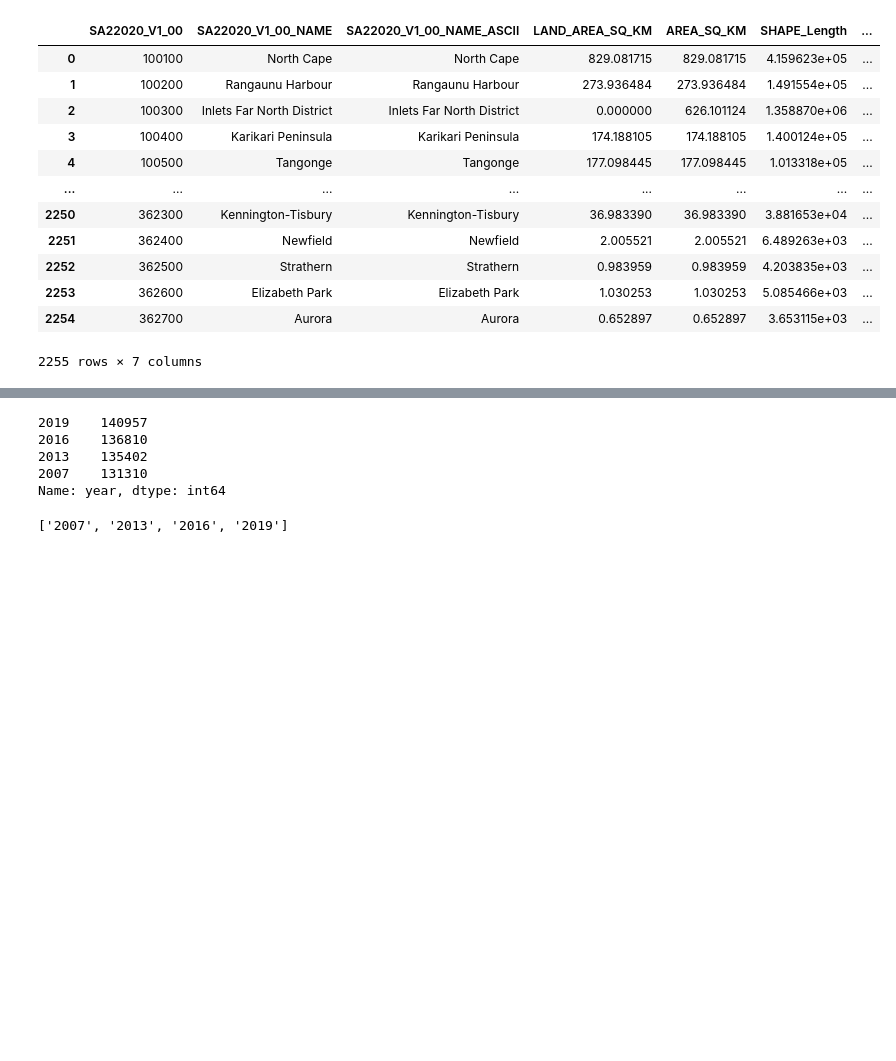
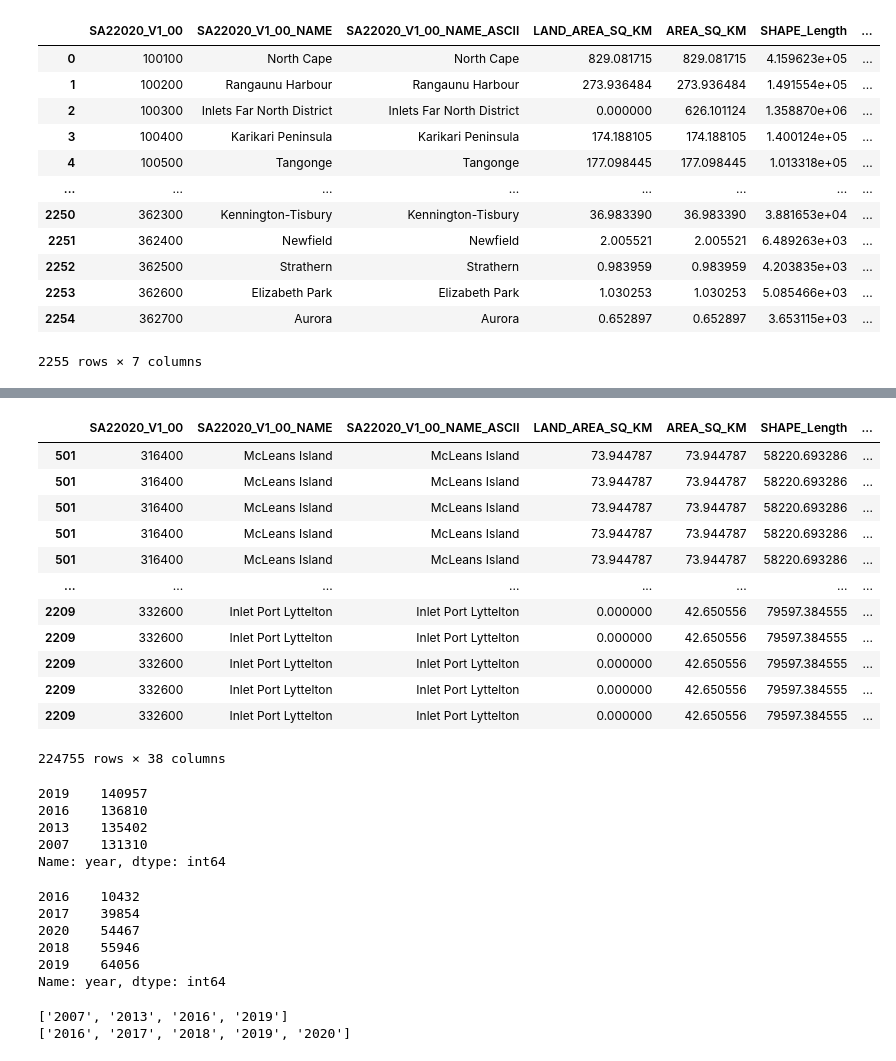
Before and after one commit to UoA-eResearch/airbnb, a Jupyter notebook: spatial_join.ipynb, the cells around one changed output, grey strips where cells are left out. Cells and saved outputs as stored; diff of their text form; code cells hidden in the pictures; blank space fills up the shorter version.

```diff
--- a/spatial_join.ipynb
+++ b/spatial_join.ipynb
@@ -132,3 +133,8 @@ Wall time: 8.93 s
 | 2208 | 332500 | Lyttelton | Lyttelton | 4.453750 | 4.453750 | 23058.016010 | ... |
 | 2208 | 332500 | Lyttelton | Lyttelton | 4.453750 | 4.453750 | 23058.016010 | ... |
 544479 rows × 27 columns
+# %%
+%%time
+joined_airbnb = gp.sjoin(sa2, airbnb)
+joined_airbnb
+# %% [output]
@@ -135 +142,14 @@ Wall time: 8.93 s
+|  | SA22020_V1_00 | SA22020_V1_00_NAME | SA22020_V1_00_NAME_ASCII | LAND_AREA_SQ_KM | AREA_SQ_KM | SHAPE_Length | ... |
+| 501 | 316400 | McLeans Island | McLeans Island | 73.944787 | 73.944787 | 58220.693286 | ... |
+| 501 | 316400 | McLeans Island | McLeans Island | 73.944787 | 73.944787 | 58220.693286 | ... |
+| 501 | 316400 | McLeans Island | McLeans Island | 73.944787 | 73.944787 | 58220.693286 | ... |
+| 501 | 316400 | McLeans Island | McLeans Island | 73.944787 | 73.944787 | 58220.693286 | ... |
+| 501 | 316400 | McLeans Island | McLeans Island | 73.944787 | 73.944787 | 58220.693286 | ... |
+| ... | ... | ... | ... | ... | ... | ... | ... |
+| 2209 | 332600 | Inlet Port Lyttelton | Inlet Port Lyttelton | 0.000000 | 42.650556 | 79597.384555 | ... |
+| 2209 | 332600 | Inlet Port Lyttelton | Inlet Port Lyttelton | 0.000000 | 42.650556 | 79597.384555 | ... |
+| 2209 | 332600 | Inlet Port Lyttelton | Inlet Port Lyttelton | 0.000000 | 42.650556 | 79597.384555 | ... |
+| 2209 | 332600 | Inlet Port Lyttelton | Inlet Port Lyttelton | 0.000000 | 42.650556 | 79597.384555 | ... |
+| 2209 | 332600 | Inlet Port Lyttelton | Inlet Port Lyttelton | 0.000000 | 42.650556 | 79597.384555 | ... |
+224755 rows × 38 columns
 # %%
@@ -141,8 +161,21 @@ joined["year"].value_counts()
 2013    135402
 2007    131310
 Name: year, dtype: int64
+# %%
+joined_airbnb['year'] = joined_airbnb["Reporting Month"].str.slice(stop=4)
+joined_airbnb["year"].value_counts().sort_values()
+# %% [output]
+2016    10432
+2017    39854
+2020    54467
+2018    55946
+2019    64056
+Name: year, dtype: int64
 # %%
-years = sorted(joined.GeneralValuationDate.str.slice(stop=4).unique())
-print(years)
+val_years = sorted(joined_val.GeneralValuationDate.str.slice(stop=4).unique())
+airbnb_years = sorted(joined_airbnb["Reporting Month"].str.slice(stop=4).unique())
+print(val_years)
+print(airbnb_years)
 # %% [output]
 ['2007', '2013', '2016', '2019']
+['2016', '2017', '2018', '2019', '2020']
```
Also changed, not shown: parts of 14 cells of this notebook.
